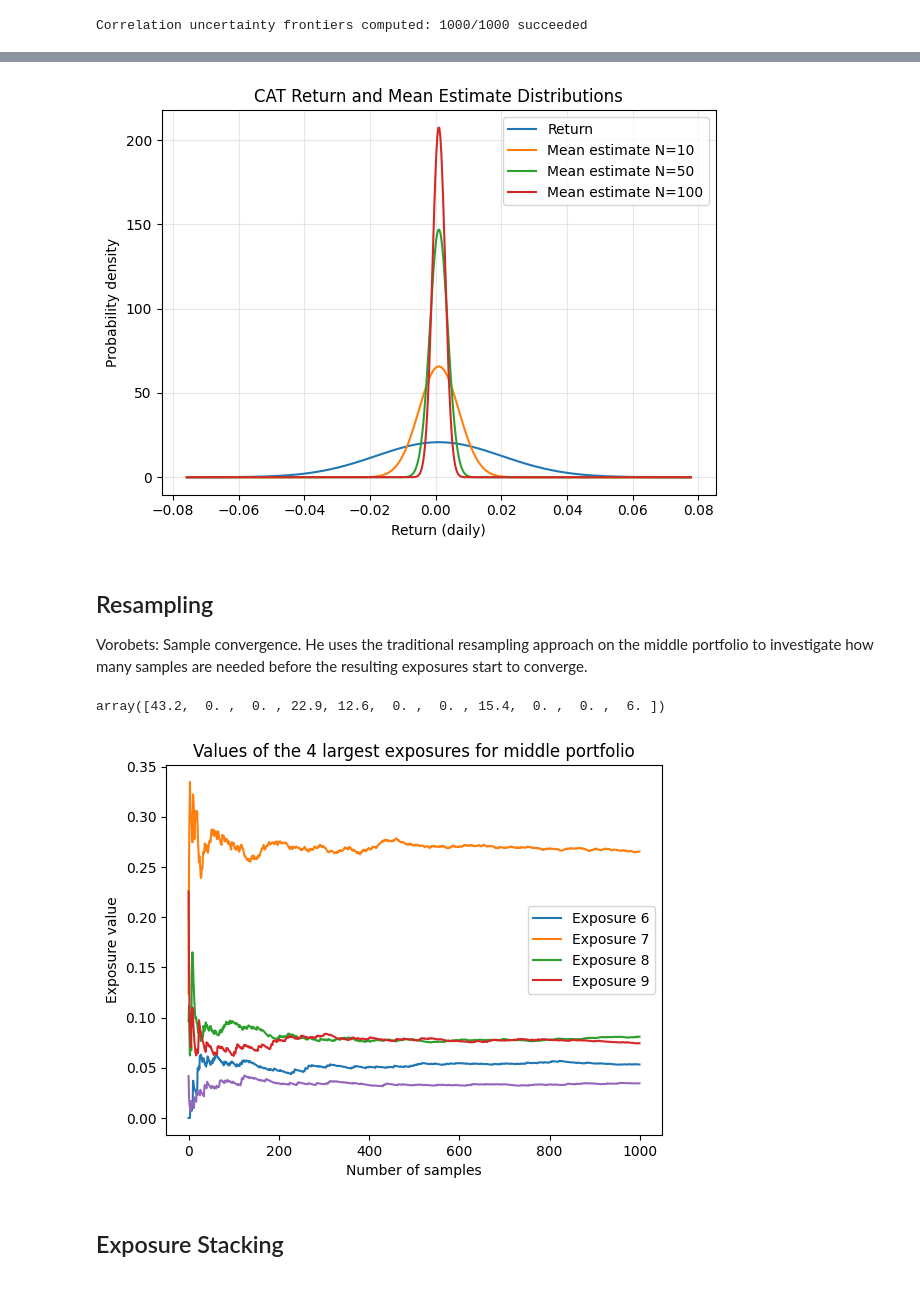
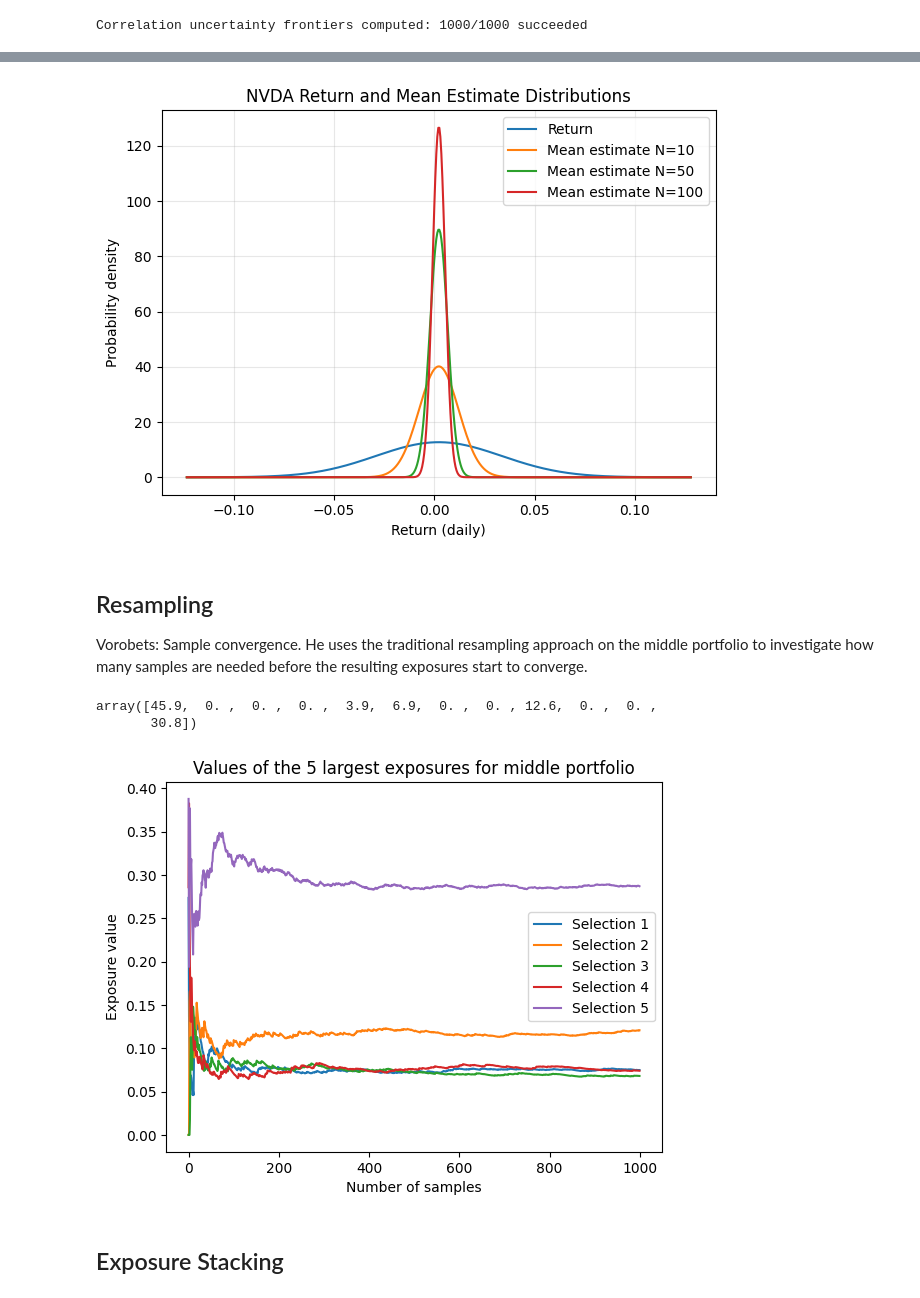
Before and after one commit to galamboslajos/Finance-Working-Files, a Jupyter notebook: Investments_2026/9_PortfolioOpt_ParamUncertainty.ipynb, the cells around one changed output, grey strips where cells are left out. Drawn from its saved outputs; the diff is of its cells as text; code cells hidden in the pictures.

```diff
--- a/Investments_2026/9_PortfolioOpt_ParamUncertainty.ipynb
+++ b/Investments_2026/9_PortfolioOpt_ParamUncertainty.ipynb
@@ -13,9 +31,7 @@ from scipy import stats
 data = pd.read_parquet("merged_portfolio_data.parquet")
 data['date'] = pd.to_datetime(data['date'])
 data = data.set_index('date')
-selected_assets = [
-'NVDA', 'ISRG', 'APO', 'COST', 'CAT', 'MPC', 'SHW', 'NRG', 'NFLX',
-'CBRE', 'SI=F'
+selected_assets = ['NVDA', 'ISRG','APO', 'DECK', 'COST', 'CAT', 'BTU', 'SHW', 'NRG', 'NFLX', 'CBRE', 'GC=F'
 ]
 existing_assets = [c for c in selected_assets if c in data.columns]
 data = data[existing_assets]
@@ -154,5 +170,5 @@ plt.show()
 # %%
-asset_idx = 0  # CAT in your universe
+asset_idx = 0
 asset_name = instrument_names[asset_idx]
 
 x_min = means[asset_idx] - 4 * vols[asset_idx]
@@ -171,7 +187,7 @@ plt.grid(True, alpha=0.3)
 plt.tight_layout()
 plt.show()
 # %% [output]
-[figure, old version]
+[figure, new version]
 # %% [markdown]
 ## Resampling
 Vorobets: Sample convergence. He uses the traditional resampling approach on the middle portfolio to investigate how many samples are needed before the resulting exposures start to converge.
@@ -181,9 +197,10 @@ pf_index = 4
 # Efficient frontier without resampling
 np.round(frontier[:, pf_index] * 100, 1)
 # %% [output]
-array([43.2,  0. ,  0. , 22.9, 12.6,  0. ,  0. , 15.4,  0. ,  0. ,  6. ])
+array([45.9,  0. ,  0. ,  0. ,  3.9,  6.9,  0. ,  0. , 12.6,  0. ,  0. ,
+       30.8])
 # %%
-track_idx = [0, 3, 4, 7, 9]  # NVDA, COST, CAT, NRG, CBRE
+track_idx = [0, 4, 5, 8, 11]  # highest allocation assets
 track_names = [instrument_names[i] for i in track_idx]
 
 exposure_re_vals = np.full((len(track_idx), B), np.nan)
@@ -194,12 +213,15 @@ for b in range(B):
 # %%
+x = exposure_re_vals.shape[0]   # number of selected exposures
+
 plt.plot(exposure_re_vals.T)
-plt.legend(['Exposure 6', 'Exposure 7', 'Exposure 8', 'Exposure 9'])
+labels = [f"Selection {i+1}" for i in range(x)]
+plt.legend(labels)
 plt.xlabel('Number of samples')
 plt.ylabel('Exposure value')
-plt.title('Values of the 4 largest exposures for middle portfolio')
+plt.title(f'Values of the {x} largest exposures for middle portfolio')
 plt.show()
 # %% [output]
-[figure, old version]
+[figure, new version]
 # %% [markdown]
 ## Exposure Stacking
 # %%
```
Also changed, not shown: parts of 11 cells of this notebook.
